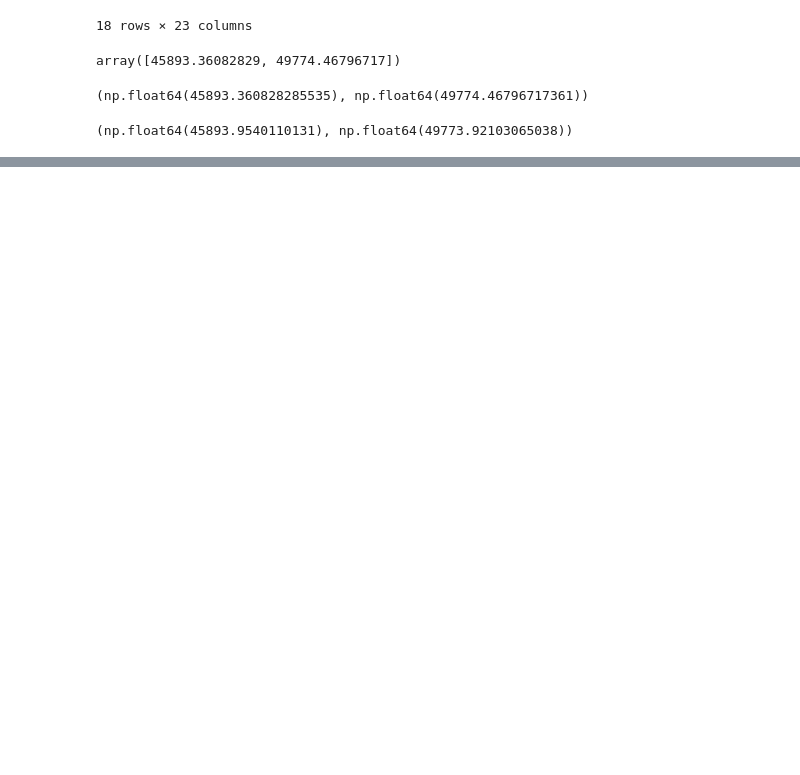
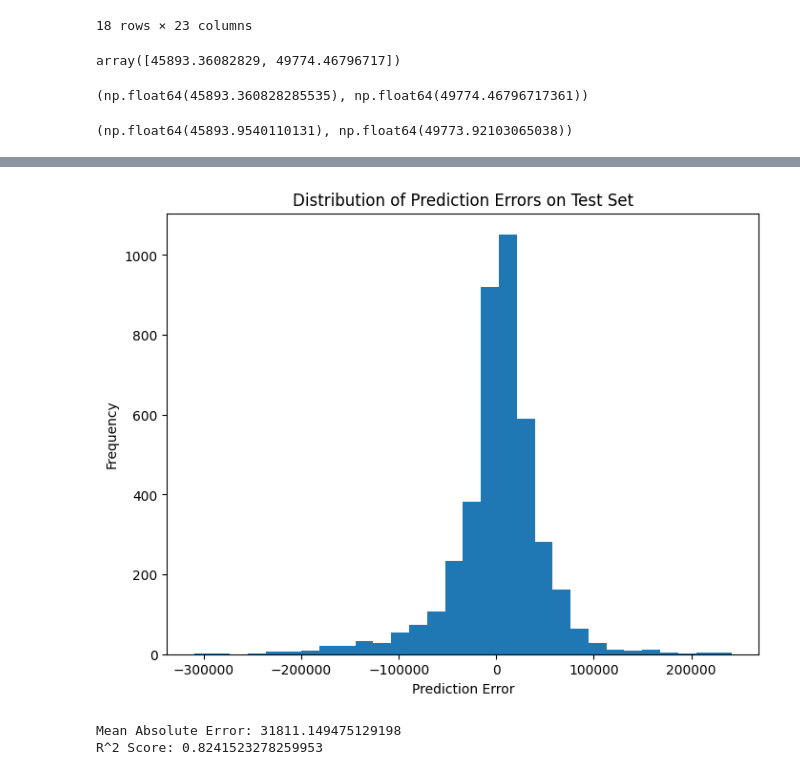
Before and after one commit to Racoon-thespy/Hands---ON-ML-scikit-and-Pytorch-, a Jupyter notebook: California_housing.ipynb, the cells around one changed output, grey strips where cells are left out. Saved outputs shown, nothing was run; the diff lists cells and outputs as text; code cells hidden in the pictures; blank space fills up the shorter version.

```diff
--- a/California_housing.ipynb
+++ b/California_housing.ipynb
@@ -956,0 +998,22 @@ np.sqrt(mean - zmargin), np.sqrt(mean + zmargin)
+# %%
+errors = final_predictions - y_test
+
+plt.figure(figsize=(8,6))
+plt.hist(errors, bins=30)
+plt.xlabel("Prediction Error")
+plt.ylabel("Frequency")
+plt.title("Distribution of Prediction Errors on Test Set")
+plt.show()
+# %% [output]
+[figure, added]
+# %%
+from sklearn.metrics import mean_absolute_error, r2_score
+
+mae = mean_absolute_error(y_test, final_predictions)
+r2 = r2_score(y_test, final_predictions)
+
+print(f"Mean Absolute Error: {mae}")
+print(f"R^2 Score: {r2}")
+# %% [output]
+Mean Absolute Error: 31811.149475129198
+R^2 Score: 0.8241523278259953
```
Also changed, not shown: parts of 2 cells of this notebook.
